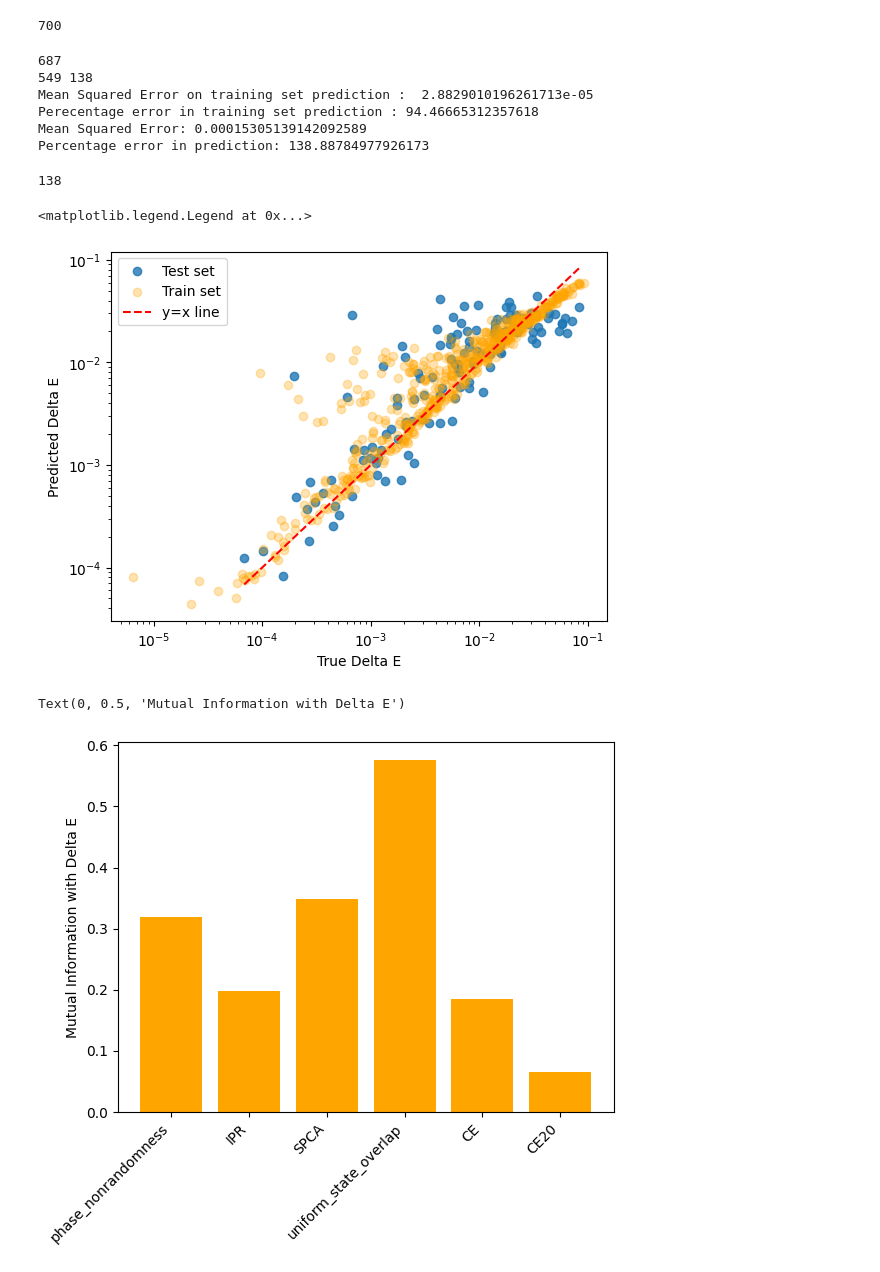
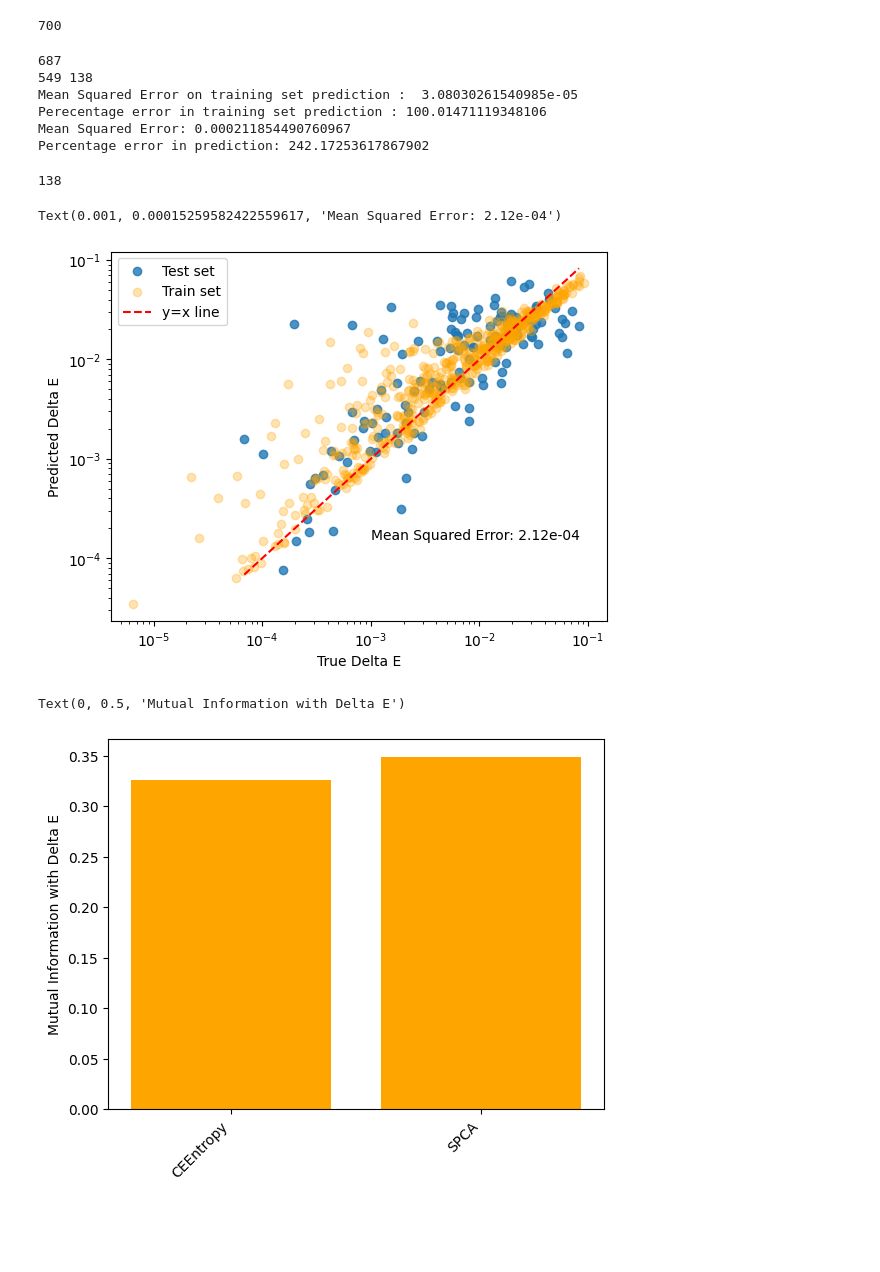
Before and after one commit to NilsNiggemann/DataMiningRBMs, a Jupyter notebook: datamine/perfvsclusterexpn.ipynb, the cells around one changed output. Cells and saved outputs as stored; diff of their text form; code cells hidden in the pictures; blank space fills up the shorter version.

```diff
--- a/datamine/perfvsclusterexpn.ipynb
+++ b/datamine/perfvsclusterexpn.ipynb
@@ -87,6 +87,15 @@ def CEdecay(psi, max_N=16**2+32):
     # ce2 = cluster_expansion_decay(psi, hilbert, max_N=16**2+32)
     # return np.min([ce1, ce2])
 
+def CEEntropy(psi):
+    hilbert = nk.hilbert.Spin(1/2, N=16)
+
+    cluster_coeffs_test_exact = ce.fwht_coeffs_in_cluster_col_order(np.log(psi), hilbert)
+    sorted_c = sort_normalize(cluster_coeffs_test_exact)
+    sorted_c = sorted_c / np.sum(sorted_c)
+    num_c = len(sorted_c)
+    return -1/np.log(num_c) * np.sum(sorted_c * np.log(sorted_c))
+
 
 def phase_nonrandomness(psi):
     sigma = std_phase(psi)
@@ -97,9 +106,11 @@ hypotheses_CC = {
     "IPR": ipr,
     "SPCA": pca_entropy,
     "uniform_state_overlap": uniform_state_overlap,
+    "CEEntropy" : CEEntropy,
     # "uniform_state_overlap2": uniform_state_overlap,
-    "CE": CEdecay,
-    "CE20": partial(CEdecay, max_N=20),
+
+    # "CE": CEdecay,
+    # "CE20": partial(CEdecay, max_N=20),
 }
 
 
@@ -109,11 +120,13 @@ importlib.reload(analysis)
 
 df_mine = analysis.attach_hypotheses_fields_mult_thread(df_opt, hypotheses_CC, num_workers=4)
 # %%
-features = list(hypotheses_CC.keys())
+# features = list(hypotheses_CC.keys())
+features = ['CEEntropy', 'SPCA']
 # features = ['uniform_state_overlap']
 # features = ['uniform_state_overlap', 'std_phase']
 traindf = df_mine[features + ['Delta_E']].dropna()
 traindf = traindf[traindf['Delta_E'] <  0.1] # 0.1 = 10% relative error
+# traindf = traindf[traindf['uniform_state_overlap'] > 0.05]
 # traindf = df_mine[features + ['infidelity']].dropna()
 # trindf = traindf[traindf['infidelity'] < 0.9]
 print(len(traindf))
@@ -131,10 +144,10 @@ print("Percentage error in prediction:", 100 * np.mean(np.abs(y_test - y_pred) /
 # %% [output]
 687
 549 138
-Mean Squared Error on training set prediction :  2.8829010196261713e-05
-Perecentage error in training set prediction : 94.46665312357618
-Mean Squared Error: 0.00015305139142092589
-Percentage error in prediction: 138.88784977926173
+Mean Squared Error on training set prediction :  3.08030261540985e-05
+Perecentage error in training set prediction : 100.01471119348106
+Mean Squared Error: 0.000211854490760967
+Percentage error in prediction: 242.17253617867902
 # %%
 fig, ax = plt.subplots()
 print(len(y_test))
@@ -146,18 +159,26 @@ ax.set_xlabel('True Delta E')
 ax.set_ylabel('Predicted Delta E')
 ax.plot([min(y_test), max(y_test)], [min(y_test), max(y_test)], 'r--', label='y=x line')
 ax.legend()
+ax.text(0.001, min(y_pred)*2, f'Mean Squared Error: {mse:.2e}', fontsize=10)
 # ax.scatter(y_test, y_pred_xgb, alpha=0.5, color='green')
 # %% [output]
 138
-<matplotlib.legend.Legend at 0x...>
+Text(0.001, 0.00015259582422559617, 'Mean Squared Error: 2.12e-04')
-[figure, old version]
+[figure, new version]
 # %%
 fig, ax = plt.subplots(1)
-# ax.bar(features, model.feature_importances_)
-mutual_information = mutual_info_regression(traindf[features], traindf['Delta_E'])
-ax.bar(features, mutual_information, color='orange', alpha=1.0)
+target_feature = 'Delta_E'
+
+feature_subset = features.copy()
+try:
+    feature_subset.remove(target_feature)
+except ValueError:
+    pass
+
+mutual_information = mutual_info_regression(traindf[feature_subset], traindf[target_feature])
+ax.bar(feature_subset, mutual_information, color='orange', alpha=1.0)
 ax.set_xticklabels(features, rotation=45, ha='right')
 ax.set_ylabel('Mutual Information with Delta E')
 # %% [output]
 Text(0, 0.5, 'Mutual Information with Delta E')
-[figure, old version]
+[figure, new version]
```
Also changed, not shown: parts of 5 cells of this notebook, 1 other file.
